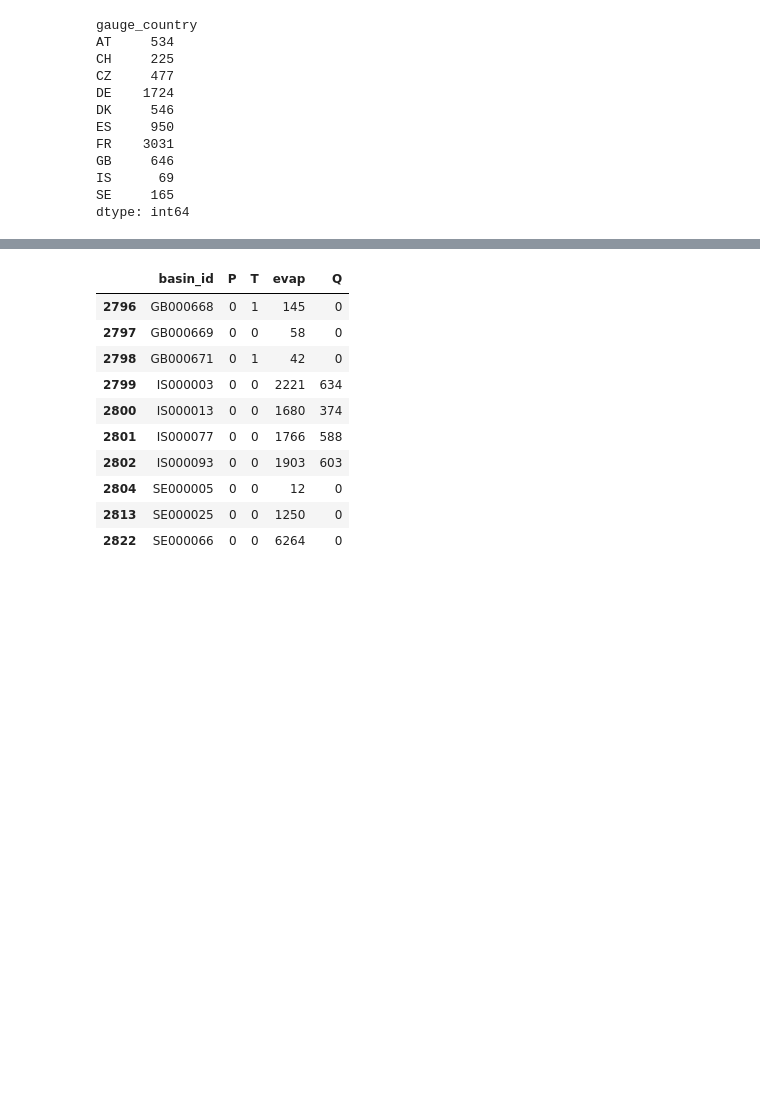
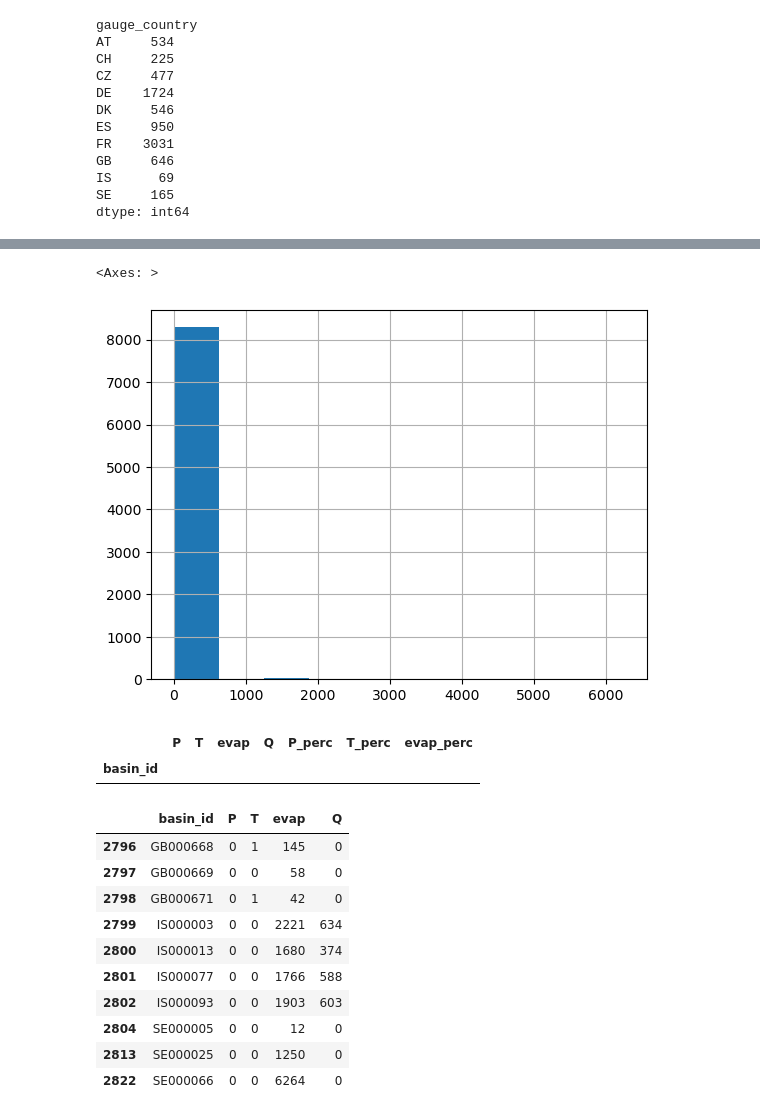
Before and after one commit to thiagovmdon/EOBS-quality, a Jupyter notebook: code/Paper_Quality_EOBS_Data_EStreams_HBV.ipynb, the cells around one changed output, grey strips where cells are left out. Saved outputs shown, nothing was run; the diff lists cells and outputs as text; code cells hidden in the pictures; blank space fills up the shorter version.

```diff
--- a/code/Paper_Quality_EOBS_Data_EStreams_HBV.ipynb
+++ b/code/Paper_Quality_EOBS_Data_EStreams_HBV.ipynb
@@ -229,3 +275,13 @@ nan_counts_df
+# %%
+nan_counts_df["evap"].hist()
+# %% [output]
+<Axes: >
+[figure, added]
+# %%
+nan_counts_df[nan_counts_df["T"] > 913]
+# %% [output]
+|  | P | T | evap | Q | P_perc | T_perc | evap_perc |
+| basin_id |  |  |  |  |  |  |  |
 # %%
 nan_counts_df[nan_counts_df.evap > 11].tail(10)
 # %% [output]
```
Also changed, not shown: parts of 12 cells of this notebook, 2 other files.
